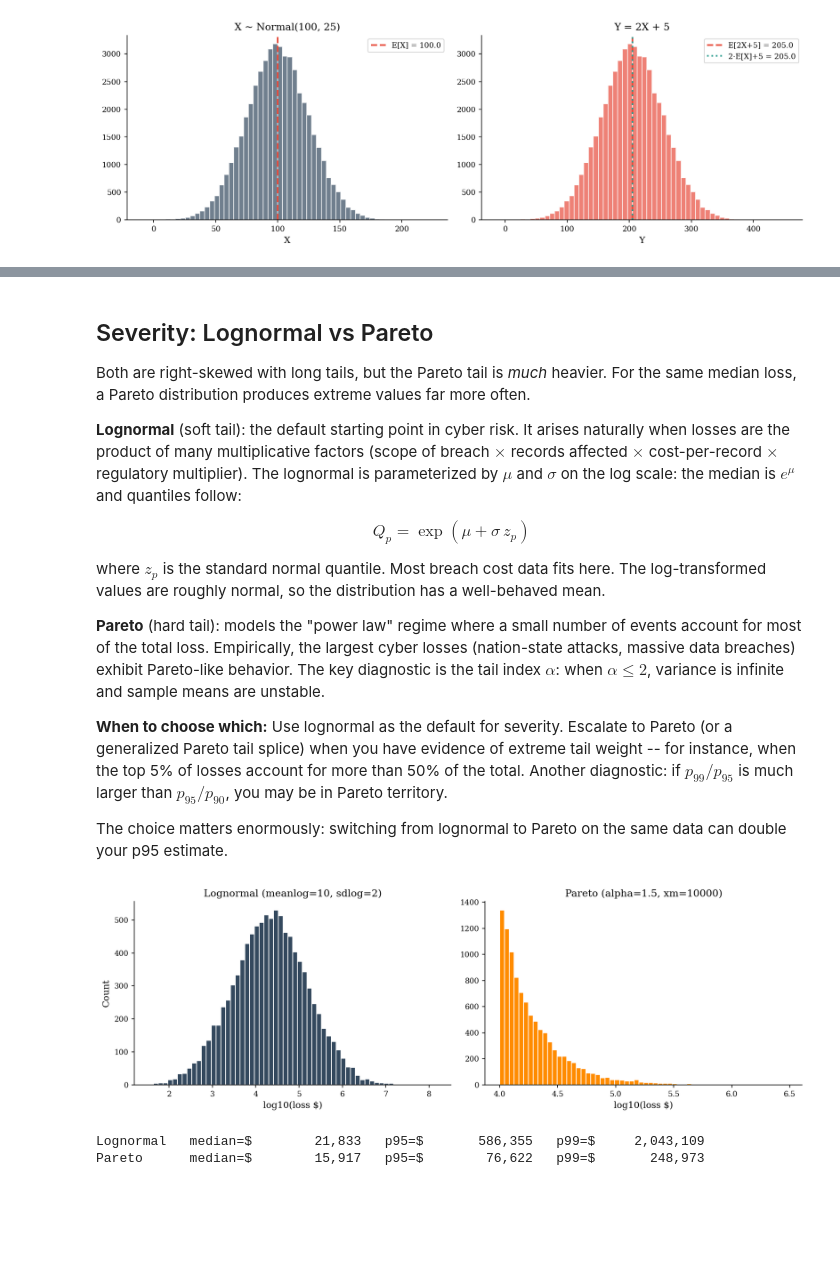
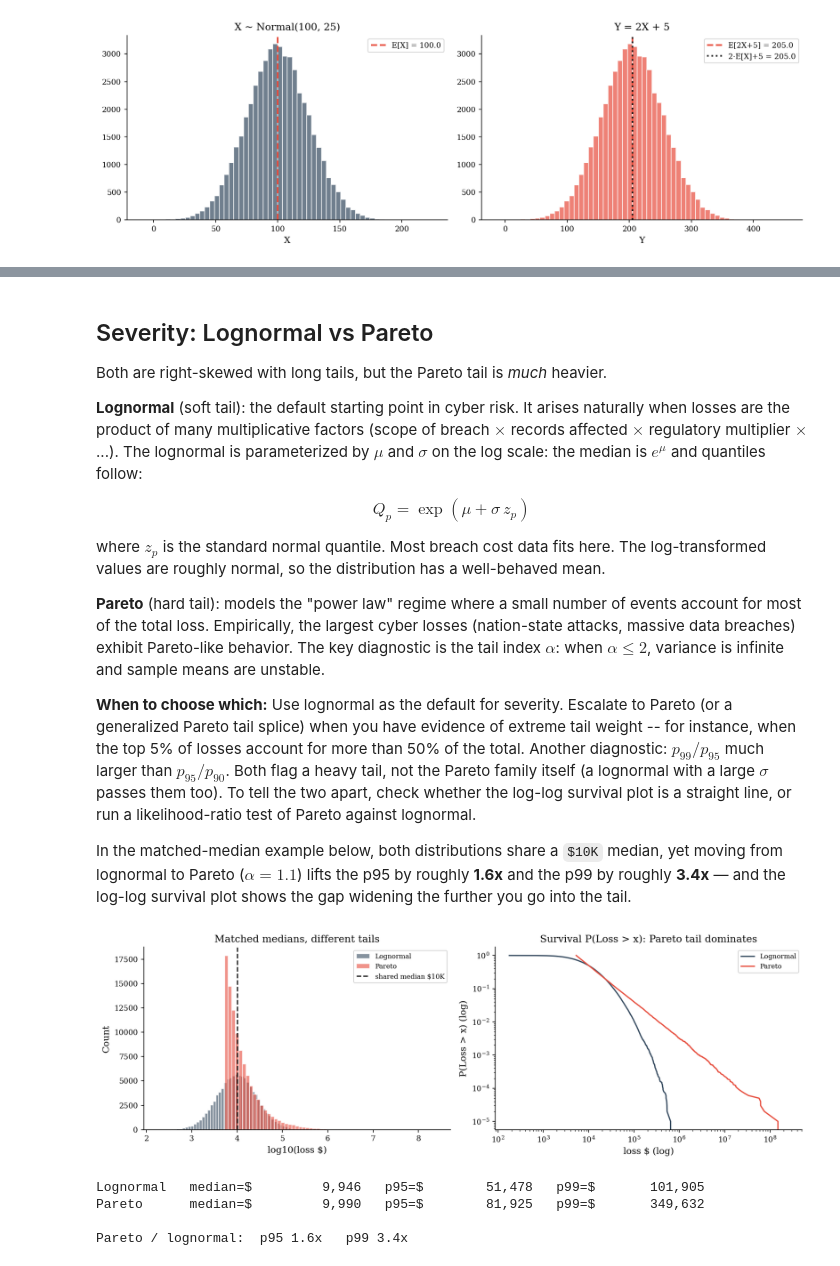
Before and after one commit to security-decision-science/security-decision-science, a Jupyter notebook: notebooks/part0/02-distributions.ipynb, the cells around one changed output, grey strips where cells are left out. Drawn from its saved outputs; the diff is of its cells as text; code cells hidden in the pictures; blank space fills up the shorter version.

```diff
--- a/notebooks/part0/02-distributions.ipynb
+++ b/notebooks/part0/02-distributions.ipynb
@@ -130,9 +130,8 @@ NegBin   p95 = 7
 ## Severity: Lognormal vs Pareto
 
 Both are right-skewed with long tails, but the Pareto tail is *much* heavier.
-For the same median loss, a Pareto distribution produces extreme values far more often.
 
-**Lognormal** (soft tail): the default starting point in cyber risk. It arises naturally when losses are the product of many multiplicative factors (scope of breach $\times$ records affected $\times$ cost-per-record $\times$ regulatory multiplier). The lognormal is parameterized by $\mu$ and $\sigma$ on the log scale: the median is $e^{\mu}$ and quantiles follow:
+**Lognormal** (soft tail): the default starting point in cyber risk. It arises naturally when losses are the product of many multiplicative factors (scope of breach $\times$ records affected $\times$ regulatory multiplier $\times$ ...). The lognormal is parameterized by $\mu$ and $\sigma$ on the log scale: the median is $e^{\mu}$ and quantiles follow:
 
 $$Q_p = \exp(\mu + \sigma \, z_p)$$
 
@@ -140,35 +139,54 @@ where $z_p$ is the standard normal quantile. Most breach cost data fits here. Th
 
 **Pareto** (hard tail): models the "power law" regime where a small number of events account for most of the total loss. Empirically, the largest cyber losses (nation-state attacks, massive data breaches) exhibit Pareto-like behavior. The key diagnostic is the tail index $\alpha$: when $\alpha \leq 2$, variance is infinite and sample means are unstable.
 
-**When to choose which:** Use lognormal as the default for severity. Escalate to Pareto (or a generalized Pareto tail splice) when you have evidence of extreme tail weight -- for instance, when the top 5% of losses account for more than 50% of the total. Another diagnostic: if $p_{99}/p_{95}$ is much larger than $p_{95}/p_{90}$, you may be in Pareto territory.
+**When to choose which:** Use lognormal as the default for severity. Escalate to Pareto (or a generalized Pareto tail splice) when you have evidence of extreme tail weight -- for instance, when the top 5% of losses account for more than 50% of the total. Another diagnostic: $p_{99}/p_{95}$ much larger than $p_{95}/p_{90}$. Both flag a heavy tail, not the Pareto family itself (a lognormal with a large $\sigma$ passes them too). To tell the two apart, check whether the log-log survival plot is a straight line, or run a likelihood-ratio test of Pareto against lognormal.
 
-The choice matters enormously: switching from lognormal to Pareto on the same data can double your p95 estimate.
+In the matched-median example below, both distributions share a `$10K` median, yet moving from lognormal to Pareto ($\alpha = 1.1$) lifts the p95 by roughly **1.6x** and the p99 by roughly **3.4x** — and the log-log survival plot shows the gap widening the further you go into the tail.
 # %%
-sev_logn   = sample('lognormal', 10000, meanlog=10, sdlog=2)
-sev_pareto = sample('pareto',    10000, alpha=1.5, xm=10000)
+meanlog, sdlog = np.log(10_000), 1.0
+alpha = 1.1
+xm_pareto = 10_000 / 2 ** (1 / alpha)   # pick xm so the Pareto median matches the lognormal median ($10K)
+
+sev_logn   = sample('lognormal', 100_000, meanlog=meanlog, sdlog=sdlog, rng=make_rng(1))
+sev_pareto = sample('pareto',    100_000, alpha=alpha, xm=xm_pareto, rng=make_rng(2))
 
 fig, axes = plt.subplots(1, 2, figsize=(12, 4))
 
-axes[0].hist(np.log10(sev_logn), bins=60, color=DARK_BG, edgecolor='white')
-axes[0].set_title('Lognormal (meanlog=10, sdlog=2)')
+axes[0].hist(np.log10(sev_logn), bins=60, color=DARK_BG, edgecolor='white', alpha=0.6, label='Lognormal')
+axes[0].hist(np.log10(sev_pareto), bins=60, color=ACCENT, edgecolor='white', alpha=0.6, label='Pareto')
+axes[0].axvline(np.log10(10_000), color=PRIMARY, ls='--', lw=1.5, label='shared median $10K')
+axes[0].set_title('Matched medians, different tails')
 axes[0].set_xlabel('log10(loss $)')
 axes[0].set_ylabel('Count')
+axes[0].legend(fontsize=8)
 
-axes[1].hist(np.log10(sev_pareto), bins=60, color='darkorange', edgecolor='white')
-axes[1].set_title('Pareto (alpha=1.5, xm=10000)')
-axes[1].set_xlabel('log10(loss $)')
+# A Pareto tail is a straight line on log-log axes
+for label, arr, color in [('Lognormal', sev_logn, DARK_BG), ('Pareto', sev_pareto, ACCENT)]:
+    xs = np.sort(arr)
+    ccdf = 1.0 - np.arange(1, len(xs) + 1) / len(xs)
+    axes[1].loglog(xs, ccdf, color=color, lw=1.5, label=label)
+axes[1].set_title('Survival P(Loss > x): Pareto tail dominates')
+axes[1].set_xlabel('loss $ (log)')
+axes[1].set_ylabel('P(Loss > x) (log)')
+axes[1].legend(fontsize=8)
 
 plt.tight_layout()
 plt.show()
 
 for label, arr in [('Lognormal', sev_logn), ('Pareto', sev_pareto)]:
     print(f"{label:10s}  median=${np.median(arr):>14,.0f}   "
           f"p95=${np.percentile(arr, 95):>14,.0f}   "
           f"p99=${np.percentile(arr, 99):>14,.0f}")
+
+p95_ratio = np.percentile(sev_pareto, 95) / np.percentile(sev_logn, 95)
+p99_ratio = np.percentile(sev_pareto, 99) / np.percentile(sev_logn, 99)
+print(f"\nPareto / lognormal:  p95 {p95_ratio:.1f}x   p99 {p99_ratio:.1f}x")
 # %% [output]
-[figure, old version]
+[figure, new version]
-Lognormal   median=$        21,833   p95=$       586,355   p99=$     2,043,109
-Pareto      median=$        15,917   p95=$        76,622   p99=$       248,973
+Lognormal   median=$         9,946   p95=$        51,478   p99=$       101,905
+Pareto      median=$         9,990   p95=$        81,925   p99=$       349,632
+
+Pareto / lognormal:  p95 1.6x   p99 3.4x
 # %% [markdown]
 ## Expert Elicitation: Lognormal from Two Quantiles
 
```
Also changed, not shown: parts of 14 cells of this notebook, 30 other files.
